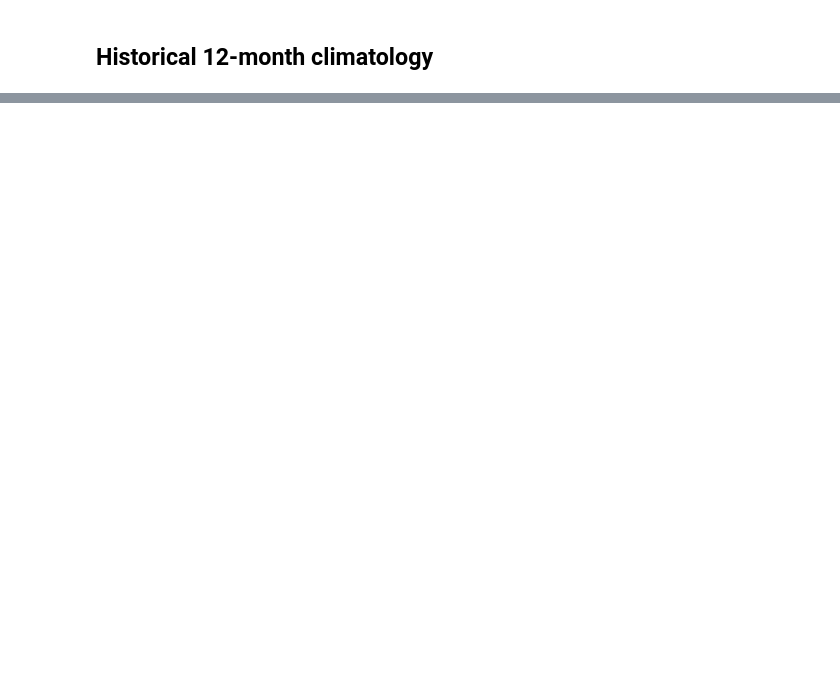
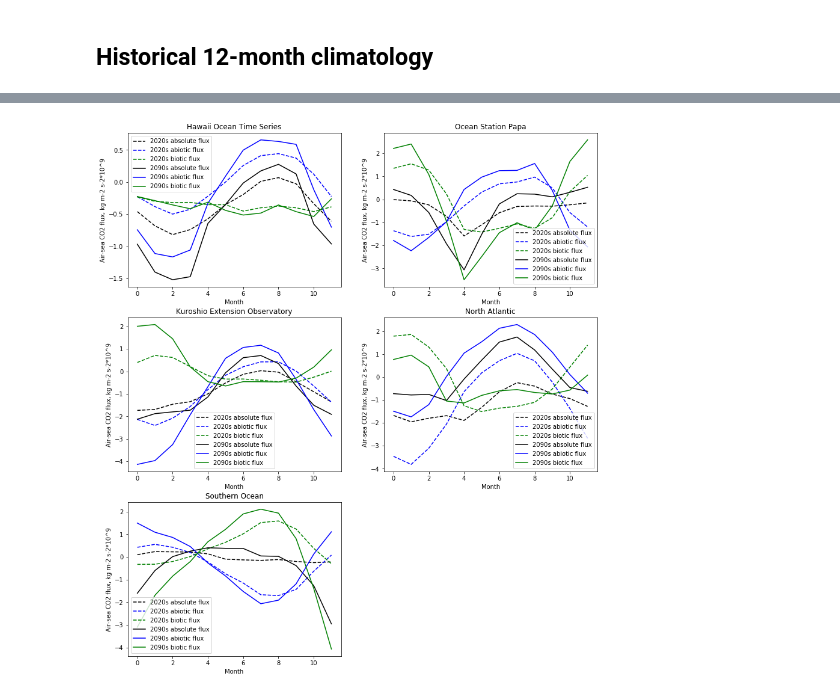
Before and after one commit to mara-freilich/cmip6hack-ocean-bgc, a Jupyter notebook: notebooks/palevsky_CO2flux.ipynb, the cells around one changed output, grey strips where cells are left out. Cells and saved outputs as stored; diff of their text form; code cells hidden in the pictures; blank space fills up the shorter version.

```diff
--- a/notebooks/palevsky_CO2flux.ipynb
+++ b/notebooks/palevsky_CO2flux.ipynb
@@ -363,0 +353,3 @@ Text(0.5, 0, 'Month')
+# %%
+#merge datasets before calculating climatology
+ds_85_all = xr.merge([ds_85_fgco2, ds_85_fgco2nat, ds_85_fgco2abio])
@@ -363,0 +363,21 @@ Text(0.5, 0, 'Month')
+# %%
+# Create string of years bounding decades to loop through
+dlist = np.arange(2020,2100,10)
+# %%
+# Calculate cliamtolgoies for each decade
+# Start the loop. note, using enumerate allows you to link i to the index (0,1,2) and t to the values of dlist
+
+for i, t in enumerate(dlist):
+    print(str(t)+'-01-01', str(t+9)+'-12-31')
+    ds_85_sub = ds_85_all.sel(time=slice(str(t)+'-01-01', str(t+9)+'-12-31'))
+    m_85_sub = ds_85_sub.groupby('time.month').mean('time')
+    std_85_sub = ds_85_sub.groupby('time.month').std('time')
+    if i == 0:
+        clim_m_85_all = m_85_sub
+        clim_std_85_all = std_85_sub
+    else:
+        clim_m_85_all = xr.concat([clim_m_85_all, m_85_sub],dim='time')
+        clim_std_85_all = xr.concat([clim_std_85_all, std_85_sub],dim='time')
+
+clim_m_85_all['time'] = xr.DataArray((dlist), dims=['time'])
+clim_std_85_all['time'] = xr.DataArray((dlist), dims=['time'])
@@ -363,0 +448,21 @@ Text(0.5, 0, 'Month')
+# %%
+#Plot decadal climatology (beginning and end of century) at fixed time series points
+
+fig = plt.figure(figsize=(14, 16))
+
+ax1 = fig.add_subplot(3, 2, 1)
+futClimPlot(HOT, 'Hawaii Ocean Time Series')
+
+ax2 = fig.add_subplot(3, 2, 2)
+futClimPlot(OSP, 'Ocean Station Papa')
+
+ax3 = fig.add_subplot(3, 2, 3)
+futClimPlot(KEO, 'Kuroshio Extension Observatory')
+
+ax4 = fig.add_subplot(3, 2, 4)
+futClimPlot(NA, 'North Atlantic')
+
+ax5 = fig.add_subplot(3, 2, 5)
+futClimPlot(SO, 'Southern Ocean')
+# %% [output]
+[figure, added]
```
Also changed, not shown: parts of 25 cells of this notebook.
